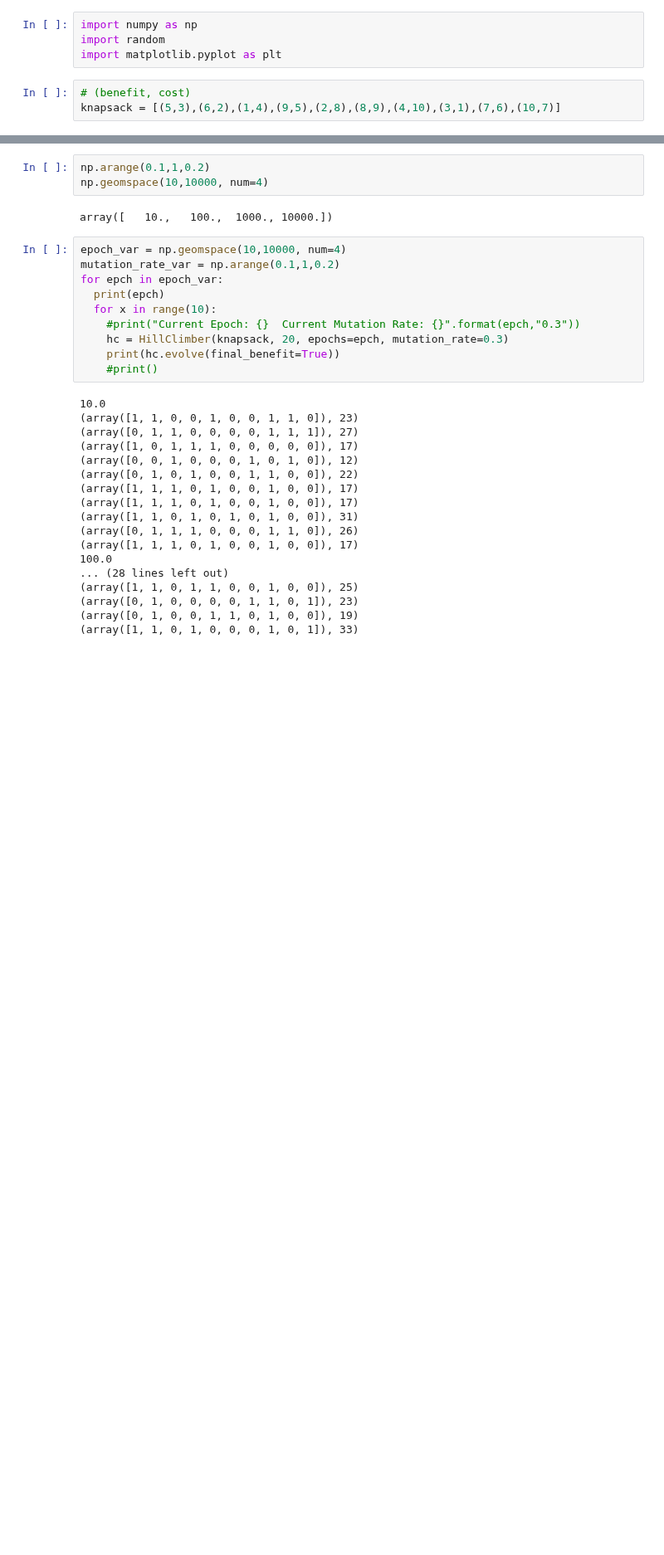
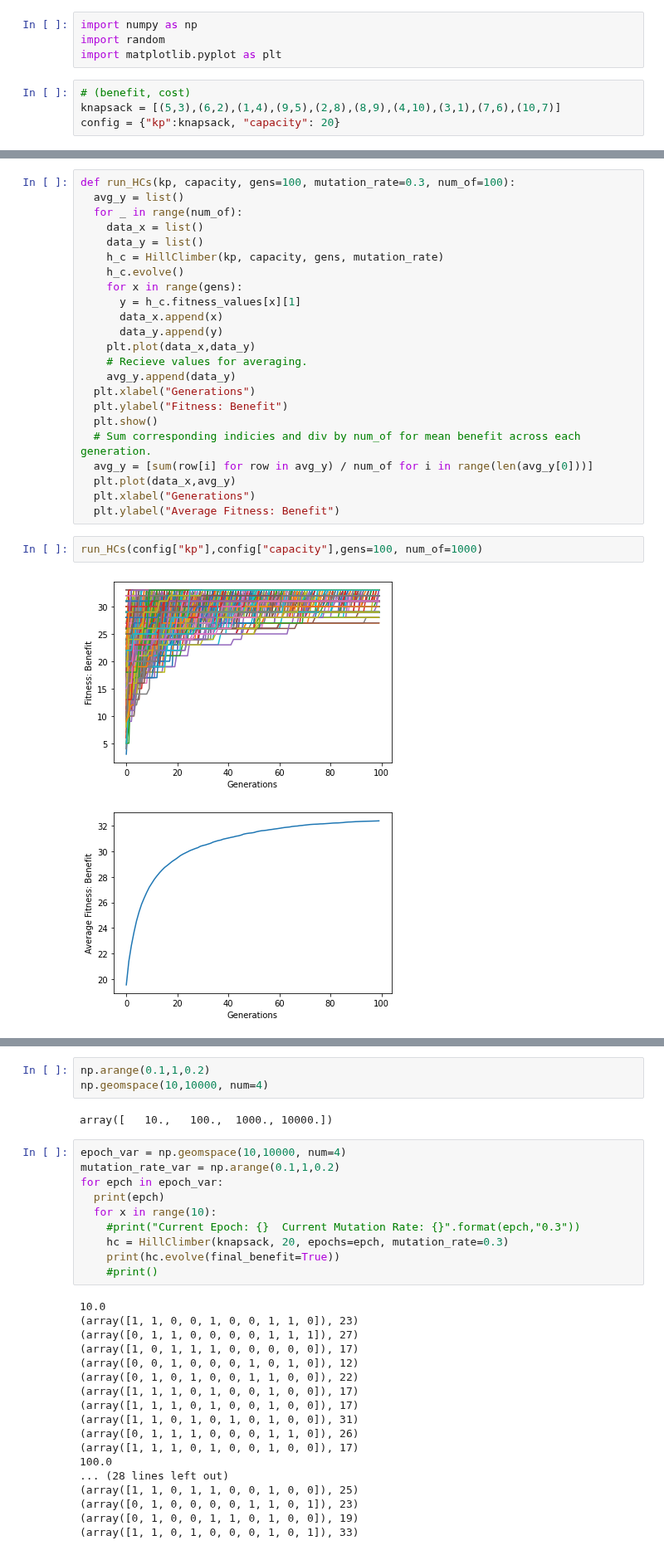
Before and after one commit to LordLean/Acquired-Intelligence-Adaptive-Behaviour, a Jupyter notebook: AIAB_Labs/hillclimber.ipynb, the cells around one changed output, grey strips where cells are left out. Shown at 83% size. Saved outputs shown, nothing was run; the diff lists cells and outputs as text; blank space fills up the shorter version.

```diff
--- a/AIAB_Labs/hillclimber.ipynb
+++ b/AIAB_Labs/hillclimber.ipynb
@@ -7,6 +7,7 @@ import matplotlib.pyplot as plt
 # %%
 # (benefit, cost)
 knapsack = [(5,3),(6,2),(1,4),(9,5),(2,8),(8,9),(4,10),(3,1),(7,6),(10,7)]
+config = {"kp":knapsack, "capacity": 20}
 # %%
 class HillClimber(object):
 
@@ -132,3 +133,31 @@ Final Cost: 17
+# %%
+def run_HCs(kp, capacity, gens=100, mutation_rate=0.3, num_of=100):
+  avg_y = list()
+  for _ in range(num_of):
+    data_x = list()
+    data_y = list()
+    h_c = HillClimber(kp, capacity, gens, mutation_rate)
+    h_c.evolve()
+    for x in range(gens):
+      y = h_c.fitness_values[x][1]
+      data_x.append(x)
+      data_y.append(y)
+    plt.plot(data_x,data_y)
+    # Recieve values for averaging.
+    avg_y.append(data_y)
+  plt.xlabel("Generations")
+  plt.ylabel("Fitness: Benefit")
+  plt.show()
+  # Sum corresponding indicies and div by num_of for mean benefit across each generation.
+  avg_y = [sum(row[i] for row in avg_y) / num_of for i in range(len(avg_y[0]))]
+  plt.plot(data_x,avg_y)
+  plt.xlabel("Generations")
+  plt.ylabel("Average Fitness: Benefit")
+# %%
+run_HCs(config["kp"],config["capacity"],gens=100, num_of=1000)
+# %% [output]
+[figure, added]
+[figure, added]
 # %%
 for _ in range(250):
   data_x = list()
```
Also changed, not shown: parts of 4 cells of this notebook.
